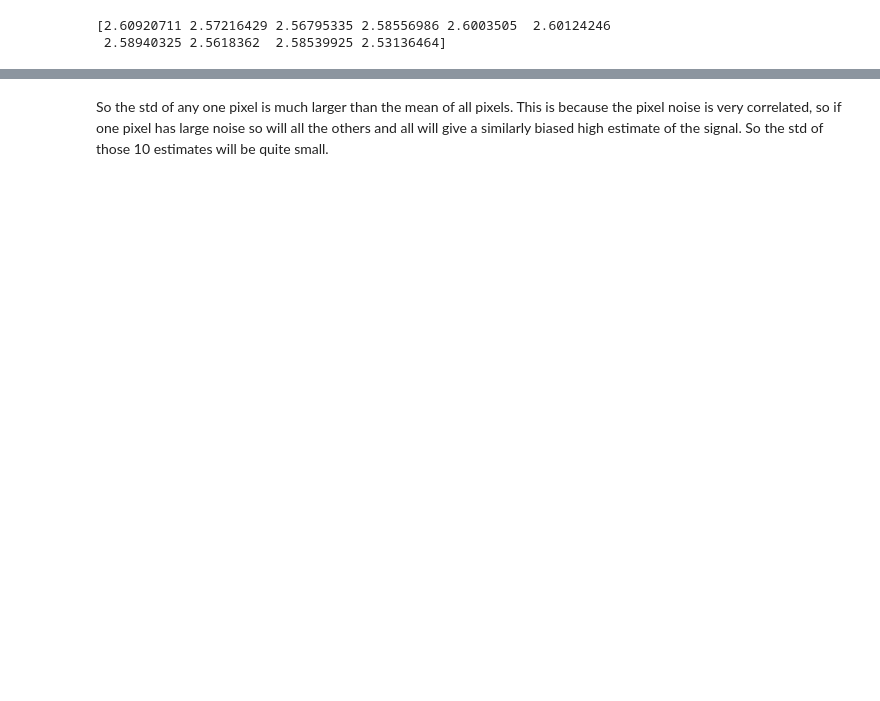
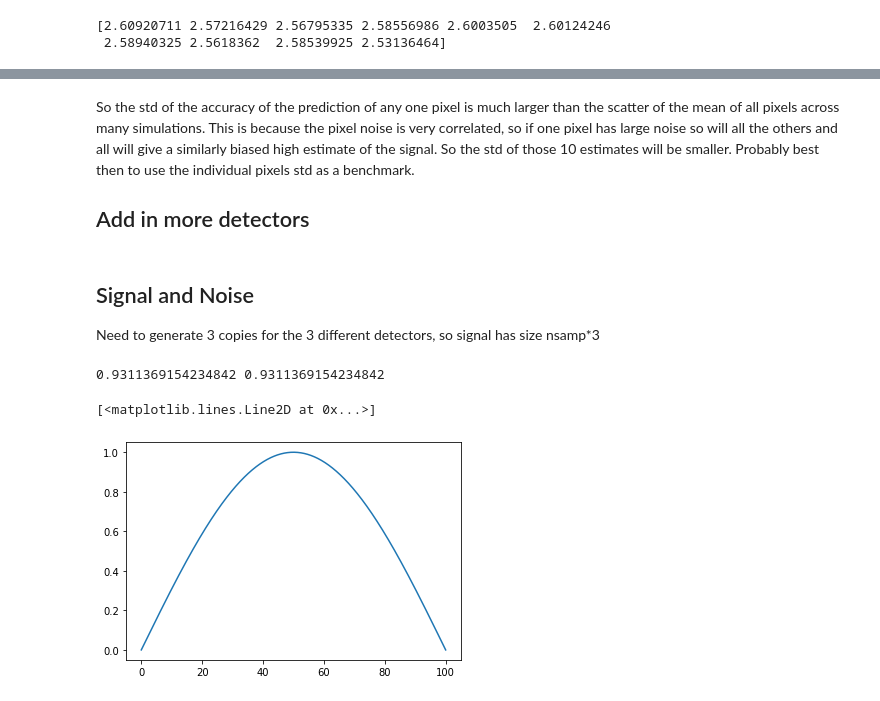
Before and after one commit to dodelson/SPT, a Jupyter notebook: Naess.ipynb, the cells around one changed output, grey strips where cells are left out. Drawn from its saved outputs; the diff is of its cells as text; code cells hidden in the pictures; blank space fills up the shorter version.

Commit message:
multiple

```diff
--- a/Naess.ipynb
+++ b/Naess.ipynb
@@ -257,3 +251,57 @@ print(np.std(delta),np.std(deltb))
 # %% [markdown]
-So the std of any one pixel is much larger than the mean of all pixels. This is because the pixel noise is very correlated,
-so if one pixel has large noise so will all the others and all will give a similarly biased high estimate of the signal. So the std of those 10 estimates will be quite small.
+So the std of the accuracy of the prediction of any one pixel is much larger than the scatter of the mean of all pixels across many simulations. This is because the pixel noise is very correlated,
+so if one pixel has large noise so will all the others and all will give a similarly biased high estimate of the signal. So the std of those 10 estimates will be smaller. Probably best then to use the individual pixels std as a benchmark.
+
+## Add in more detectors
+# %%
+import numpy as np
+
+# Define simulation parameters
+nsamp = 1000  # Number of time samples
+npix = 200   # Number of sky pixels
+N_det = 3    # Number of detectors
+det_spacing = 1  # Separation between detectors in pixels
+sigma = 0.5  # Beam width in pixel units
+
+# Simulated pointing locations for the first detector
+pix = np.linspace(0, 100, nsamp)  # Example: Detector sweeps across pixels
+signal=np.zeros(nsamp*N_det)
+# Extend to multiple detectors (each shifted by det_spacing)
+detector_offsets = np.arange(N_det) * det_spacing  # Offsets for each detector
+
+# Initialize the pointing matrix with multiple detectors
+Pw = np.zeros((nsamp * N_det, npix))
+
+# Fill the pointing matrix
+for d, offset in enumerate(detector_offsets):  # Loop over detectors
+    for i, p in enumerate(pix):  # Loop over time samples
+        index = i + d * nsamp  # New index for multiple detectors
+        for j in range(npix):  # Loop over sky pixels
+            Pw[index, j] = np.exp(-0.5 * ((p + offset - j) / sigma) ** 2)  # Gaussian weight
+            THIS MIGHT BE WRONG; need to put in offset signal
+            signal[index] = np.sin(2*np.pi*pix[i]/npix)
+        Pw[index, :] /= np.sum(Pw[index, :])  # Normalize row to sum to 1
+
+# Pw now has shape (nsamp * N_det, npix), meaning all detectors are included
+# %% [markdown]
+## Signal and Noise
+Need to generate 3 copies for the 3 different detectors, so signal has size nsamp*3
+# %%
+freq = np.fft.rfftfreq(nsamp)
+inv_ps = 1/(1+(np.maximum(freq,freq[1]/2)/0.03)**-3.5)
+F = np.zeros((nsamp*N_det,nsamp*N_det))
+I = np.eye(nsamp)
+for d in range(N_det):
+    for i in range(nsamp):
+        F[nsamp*d:nsamp*(d+1),i+N_det*d] = np.fft.irfft(inv_ps*np.fft.rfft(I[i]), n=nsamp)
+#The signal itself consists of just a long-wavelength sine wave:5
+print(F[0,0],F[99,99])
+# %% [output]
+0.9311369154234842 0.9311369154234842
+# %%
+#plt.plot(pix,signal[:nsamp])
+#plt.plot(pix,signal[nsamp:2*nsamp])
+plt.plot(pix,signal[2*nsamp:])
+# %% [output]
+[<matplotlib.lines.Line2D at 0x...>]
+[figure, added]
```
Also changed, not shown: parts of 19 cells of this notebook.
